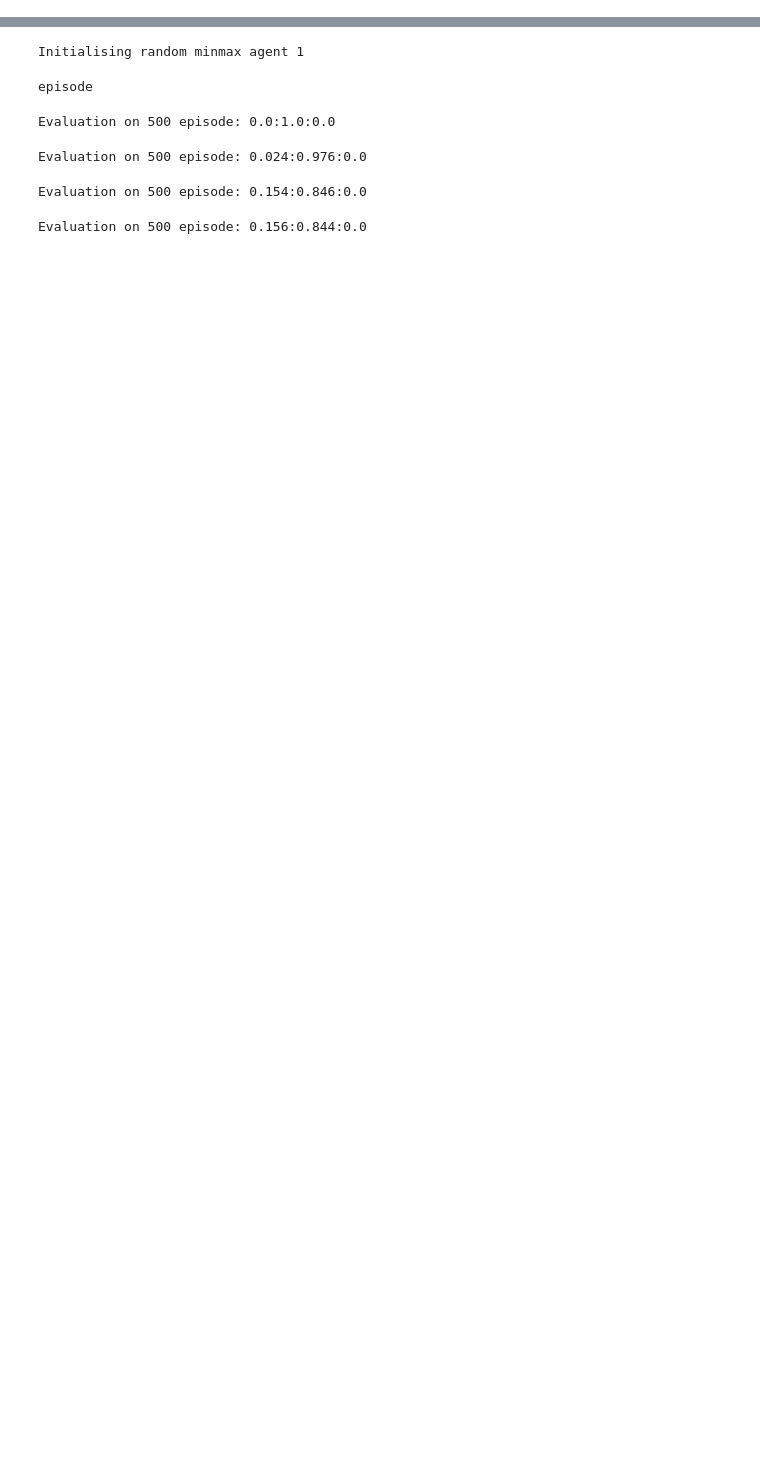
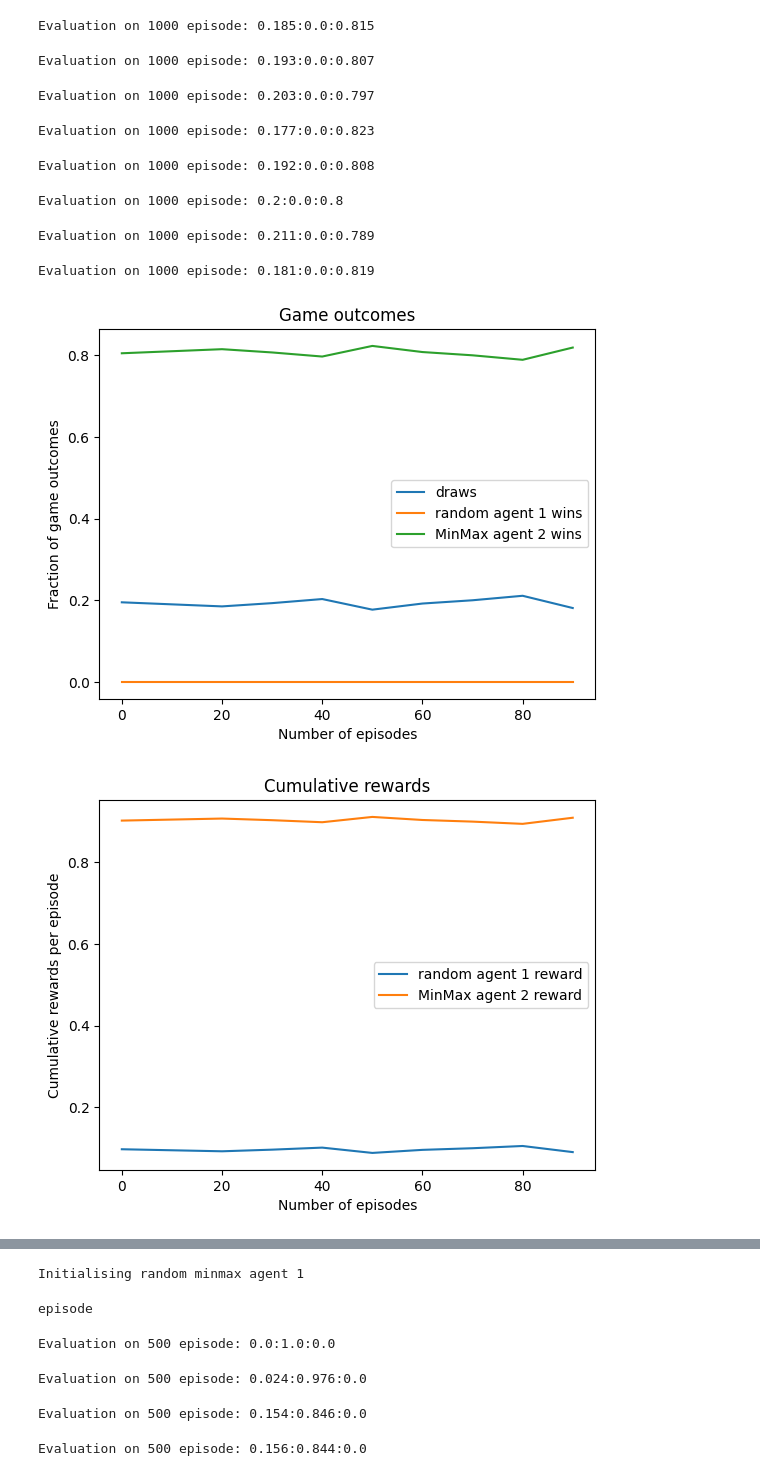
Before and after one commit to KunkelAlexander/tictactoe_rl, a Jupyter notebook: analysis.ipynb, the cells around one changed output, grey strips where cells are left out. Cells and saved outputs as stored; diff of their text form; code cells hidden in the pictures; blank space fills up the shorter version.

```diff
--- a/analysis.ipynb
+++ b/analysis.ipynb
@@ -29,0 +58,8 @@ config = {
+# %%
+config = dict(base_config)
+config["agent_types"]   = ["RANDOM_AGENT", "MINMAX_AGENT"]
+config["n_eval"]        = 1000
+config["n_episode"]     = 100
+config["eval_freq"]     = 10
+out_minmax = training_manager.run_training(config)
+# %% [output]
@@ -29,0 +70,10 @@ config = {
+Evaluation on 1000 episode: 0.185:0.0:0.815
+Evaluation on 1000 episode: 0.193:0.0:0.807
+Evaluation on 1000 episode: 0.203:0.0:0.797
+Evaluation on 1000 episode: 0.177:0.0:0.823
+Evaluation on 1000 episode: 0.192:0.0:0.808
+Evaluation on 1000 episode: 0.2:0.0:0.8
+Evaluation on 1000 episode: 0.211:0.0:0.789
+Evaluation on 1000 episode: 0.181:0.0:0.819
+[figure, added]
+[figure, added]
```
Also changed, not shown: parts of 19 cells of this notebook, 3 other files.
